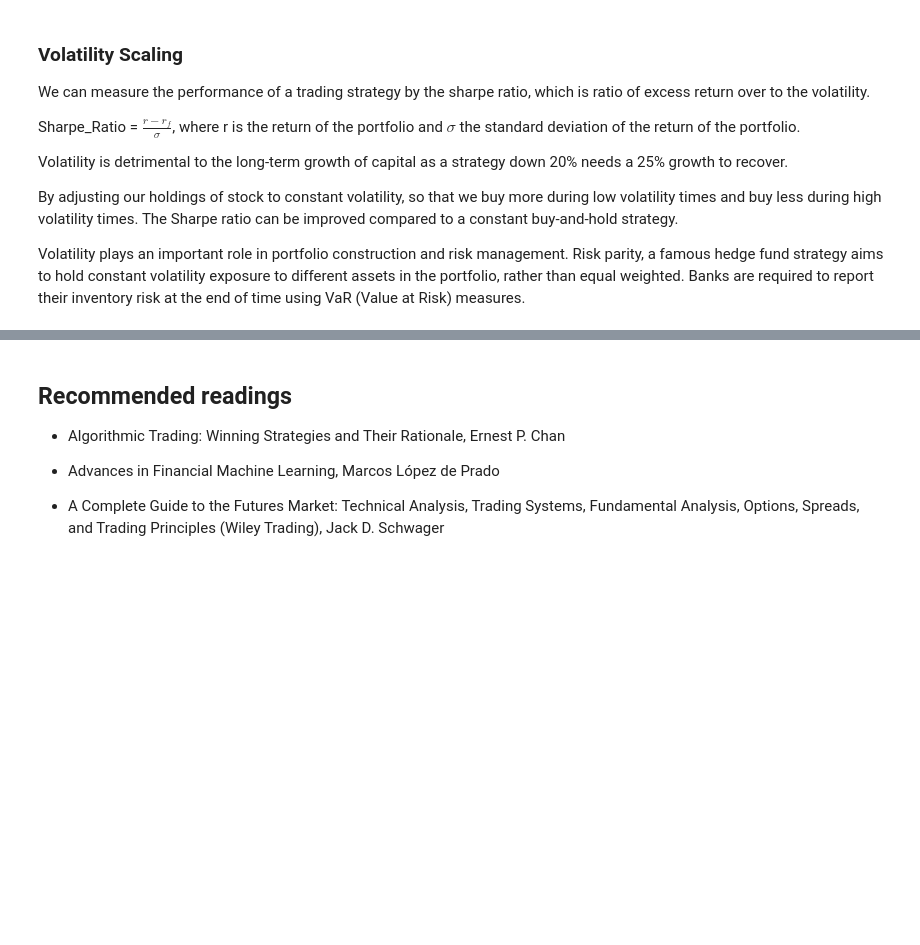
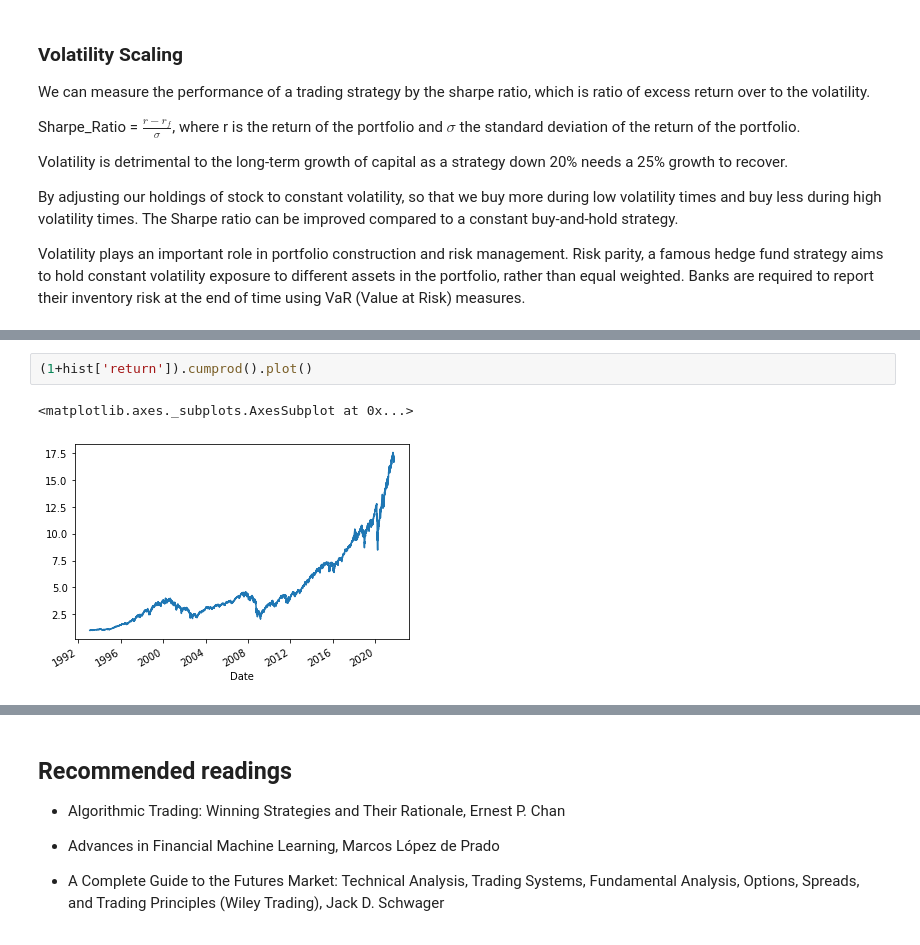
Before and after one commit to algotradingsoc/pedlar_2020, a Jupyter notebook: Notebook/Algosoc_2021_Ch1.ipynb, the cells around one changed output, grey strips where cells are left out. Saved outputs shown, nothing was run; the diff lists cells and outputs as text; blank space fills up the shorter version.

```diff
--- a/Notebook/Algosoc_2021_Ch1.ipynb
+++ b/Notebook/Algosoc_2021_Ch1.ipynb
@@ -176,0 +189,5 @@ hist['vol_adj_return'].mean() / hist['vol_adj_return'].std()
+# %%
+(1+hist['return']).cumprod().plot()
+# %% [output]
+<matplotlib.axes._subplots.AxesSubplot at 0x...>
+[figure, added]
```
Also changed, not shown: parts of 59 cells of this notebook.
